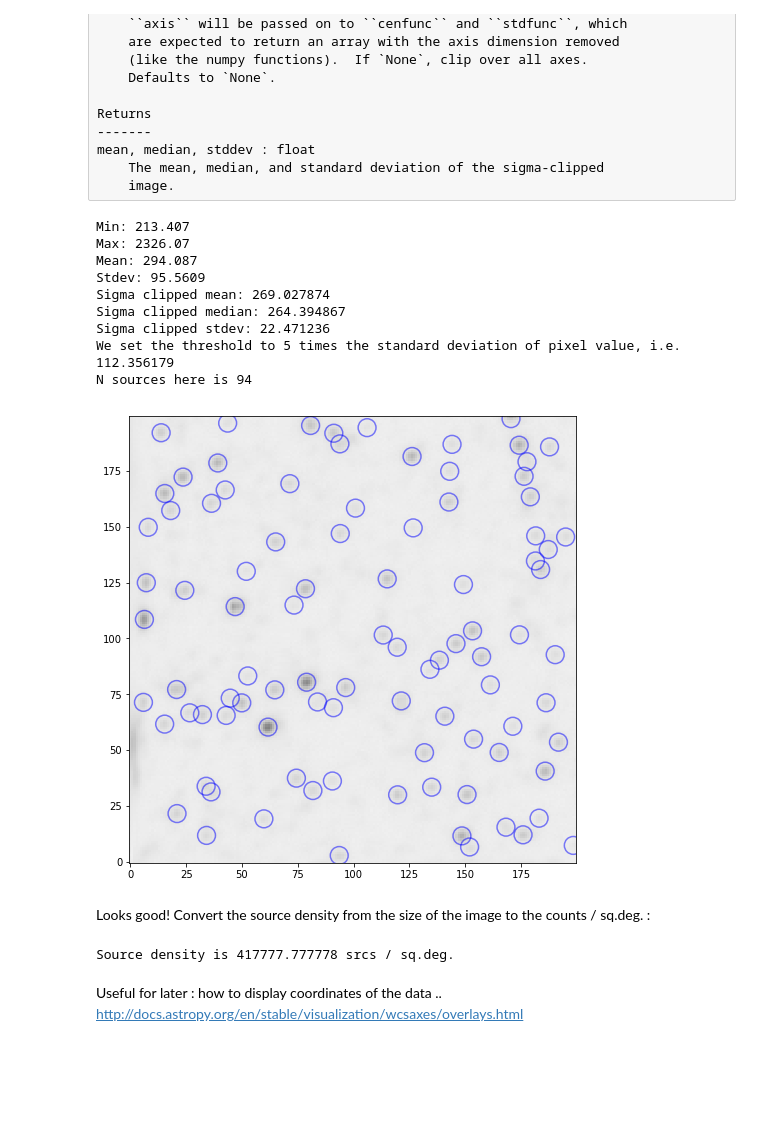
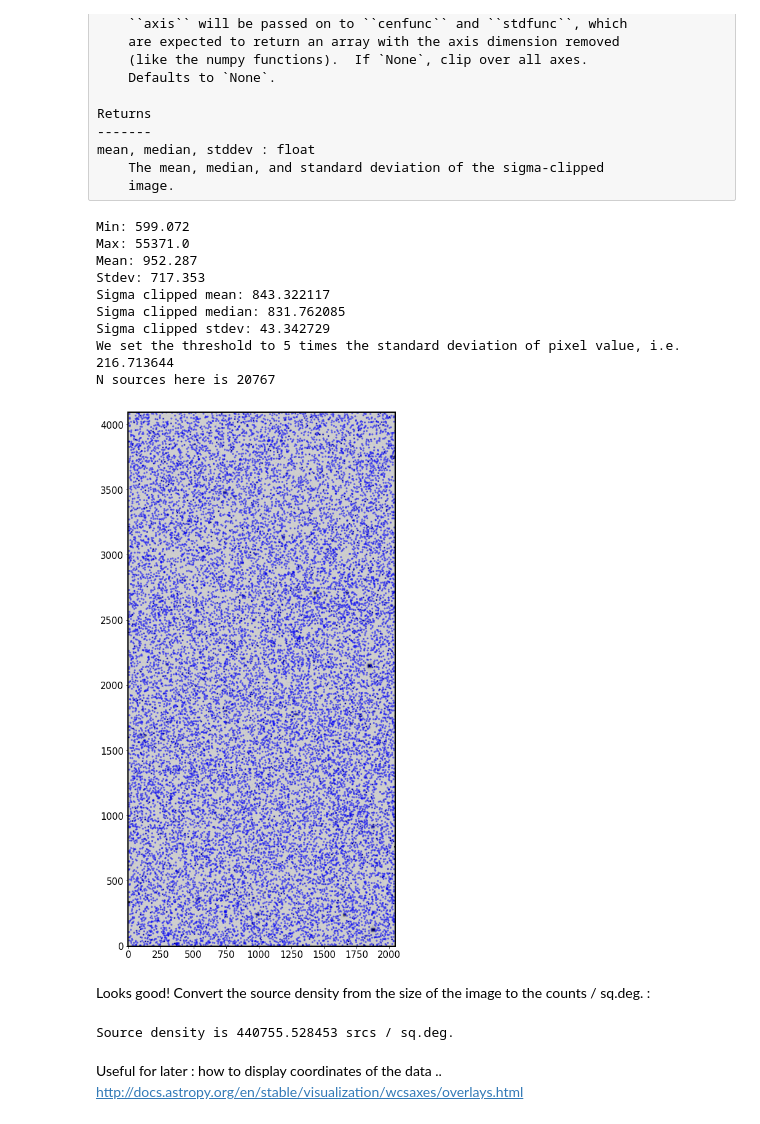
Before and after one commit to suberlak/crowded_fields, a Jupyter notebook: code/source_counting.ipynb, the cells around one changed output. Saved outputs shown, nothing was run; the diff lists cells and outputs as text; code cells hidden in the pictures; blank space fills up the shorter version.

```diff
--- a/code/source_counting.ipynb
+++ b/code/source_counting.ipynb
@@ -39,0 +90,14 @@ Downloading http://data.astropy.org/photometry/M6707HH.fits [Done]
+# %%
+from matplotlib import rcParams
+rcParams['ytick.labelsize'] = 15
+rcParams['xtick.labelsize'] = 15
+rcParams['axes.labelsize'] = 20
+rcParams['axes.linewidth'] = 2
+rcParams['font.size'] = 15
+rcParams['axes.titlesize'] = 18
+
+%matplotlib inline
+fig,ax = plt.subplots(1,1, figsize=(6,6))
+ax.scatter(tri['DECAMu']- tri['DECAMg'], tri['DECAMg']-tri['DECAMr'],s=1)
+ax.set_xlabel('u-g')
+ax.set_ylabel('g-r')
@@ -42,10 +109,9 @@ Downloading http://data.astropy.org/photometry/M6707HH.fits [Done]
 #http://docs.astropy.org/en/stable/io/fits/index.html
 #http://www.astropy.org/astropy-tutorials/FITS-images.html
 #http://www.astropy.org/astropy-tutorials/FITS-tables.html
-DirIn = '/Users/chris/Downloads/'
-fname = 'c4d_170428_094150_ooi_g_v1.fits.fz'
+fname = '../raw_data/DECam/c4d_140624_081148_ooi_r_v2.fits.fz'
 from astropy.io import fits
-hdu = fits.open(DirIn+fname)
+hdu = fits.open(fname)
 # %% [markdown]
 hdu stores  a mosaic of CCD images. hdu[0] contains  generic information about all images in the mosaic, whereas each following hdu  (hdu[1], hdu[2], etc) contains an image.
 # %%
@@ -251,7 +323,7 @@ mean, median, stddev : float
 # use the first layer, or whatever it is .....
 # could it be like just one amplifier ?
 h =1
-subregion = True
+subregion = False
 if subregion :
     image_data = hdu[h].data[:200,:200]
 else:
@@ -269,43 +341,43 @@ mean, median, std = sigma_clipped_stats(image_data, sigma=3.0, iters=5)
 
 print('Sigma clipped mean: %f'%mean)
 print('Sigma clipped median: %f'%median)
 print('Sigma clipped stdev: %f'%std)
 
 # set the detection threshold at 5 sigma
 threshold = 5 * std
 print('We set the threshold to 5 times the standard deviation \
 of pixel value, i.e. %f '%threshold)
 
 # initialize DAOStarFinder Class instance
 daofind = DAOStarFinder(fwhm=fwhm, threshold=threshold)
 
 # run the source detection
 sources = daofind(image_data - median)
 print('N sources here is %d'%len(sources))
 
 positions = (sources['xcentroid'], sources['ycentroid'])
 apertures = CircularAperture(positions, r=4.)
 norm = ImageNormalize(stretch=SqrtStretch())
 
 fig,ax = plt.subplots(1,1,figsize = (8,16))
 ax.imshow(image_data, cmap='Greys', origin='lower', norm=norm, vmax = 7000,
           vmin = threshold)
 apertures.plot(color='blue', lw=1.5, alpha=0.5)
 if subregion :
     plt.savefig(fname[:-5]+'_'+str(h)+'_sub_200x200_px.png', bbox_inches='tight')
 else:
     plt.savefig(fname[:-5]+'_'+str(h)+'.png', bbox_inches='tight')
 # %% [output]
-Min: 213.407
-Max: 2326.07
-Mean: 294.087
-Stdev: 95.5609
-Sigma clipped mean: 269.027874
-Sigma clipped median: 264.394867
-Sigma clipped stdev: 22.471236
-We set the threshold to 5 times the standard deviation of pixel value, i.e. 112.356179
-N sources here is 94
+Min: 599.072
+Max: 55371.0
+Mean: 952.287
+Stdev: 717.353
+Sigma clipped mean: 843.322117
+Sigma clipped median: 831.762085
+Sigma clipped stdev: 43.342729
+We set the threshold to 5 times the standard deviation of pixel value, i.e. 216.713644
+N sources here is 20767
-[figure, old version]
+[figure, new version]
 # %%
 ImageNormalize?
 # %% [markdown]
@@ -321,7 +393,7 @@ if subregion  :
 source_density =  len(sources) / area_size_sq_deg # in sources / sq.deg
 print('Source density is %f srcs / sq.deg.'%source_density)
 # %% [output]
-Source density is 417777.777778 srcs / sq.deg.
+Source density is 440755.528453 srcs / sq.deg.
 # %% [markdown]
 Useful for later  : how to display  coordinates of the data ..
      http://docs.astropy.org/en/stable/visualization/wcsaxes/overlays.html
```
Also changed, not shown: parts of 17 cells of this notebook, 1 other file.
